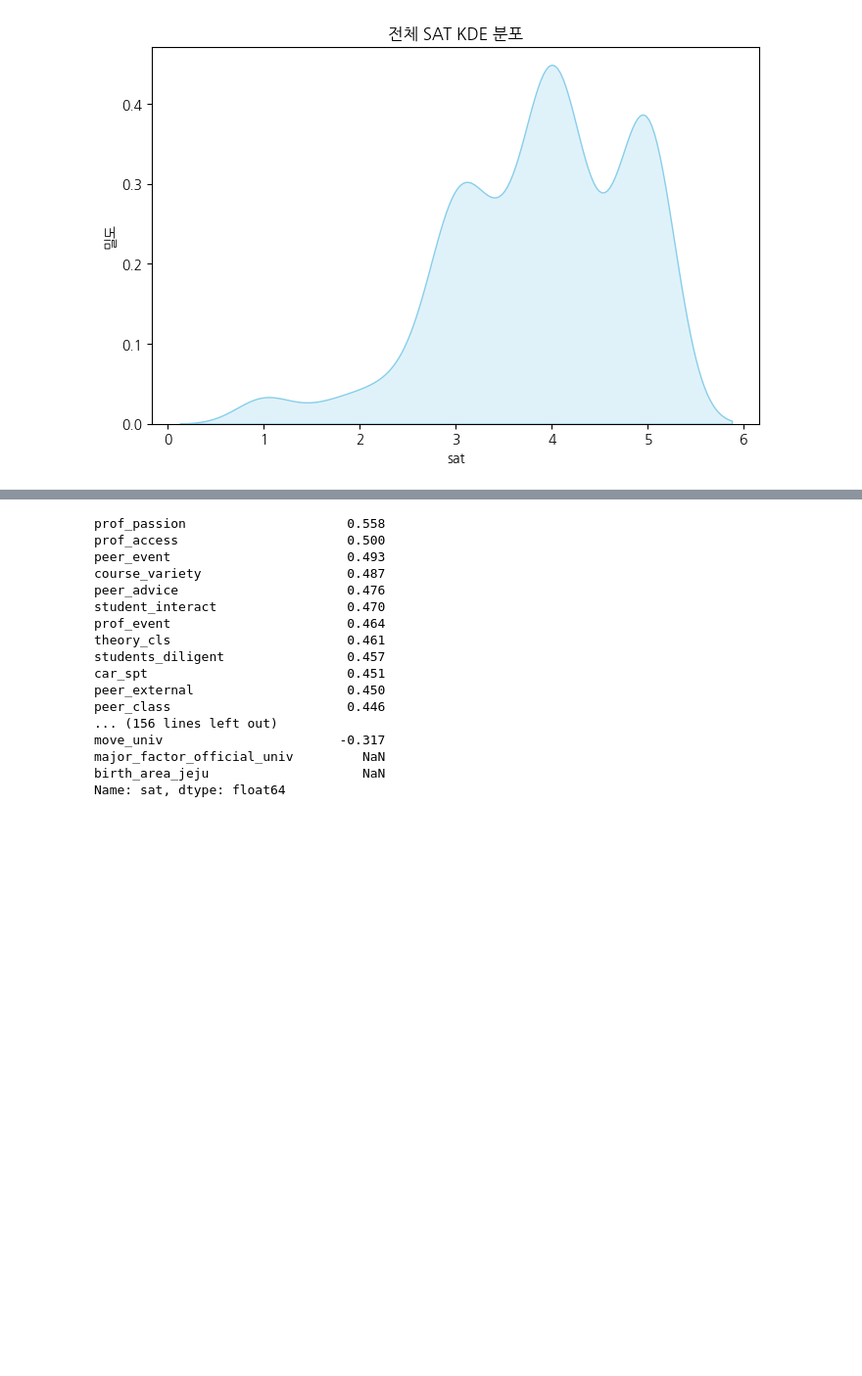
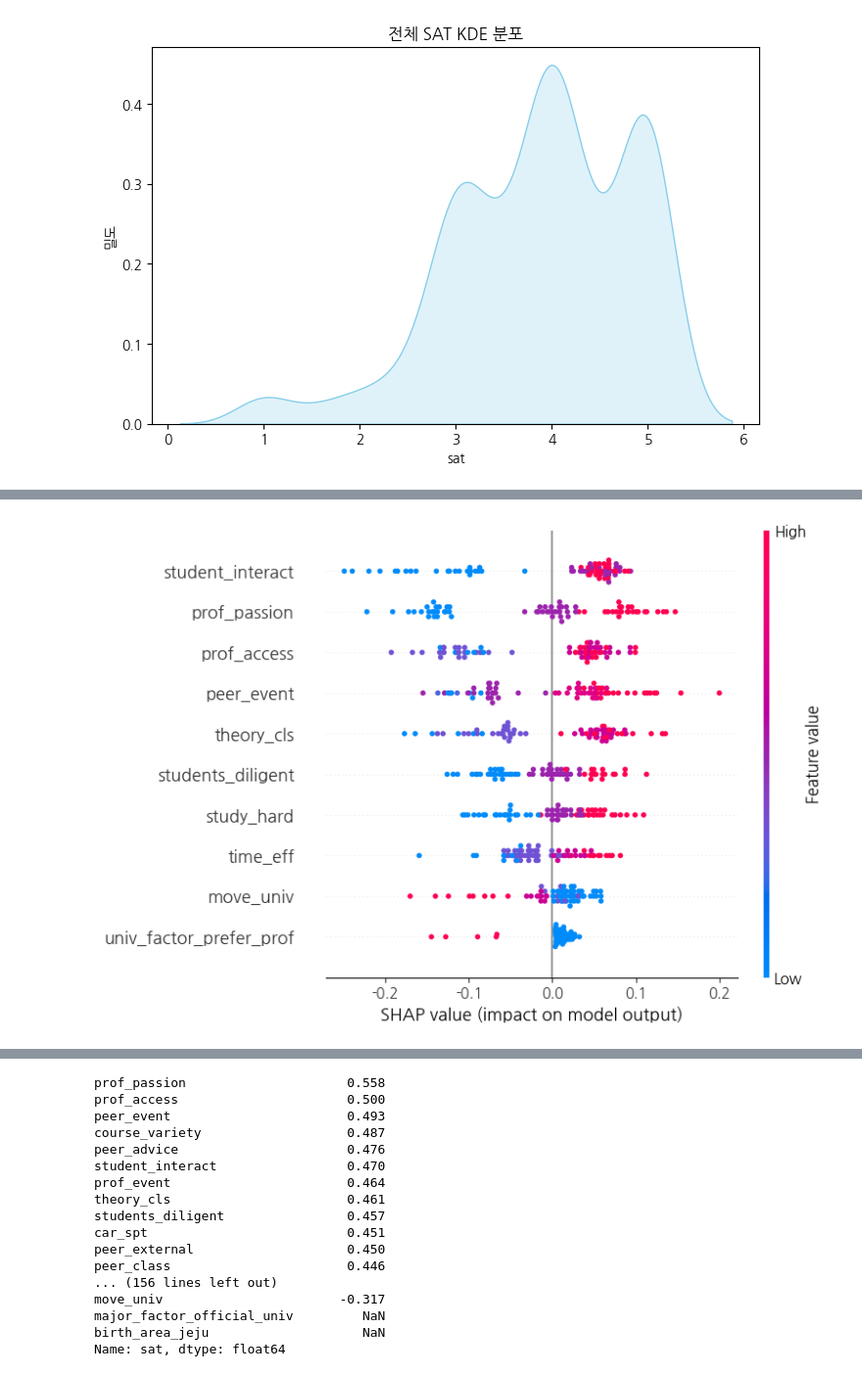
Before and after one commit to hyejinppp/college_life_satisfaction, a Jupyter notebook: sat.ipynb, the cells around one changed output, grey strips where cells are left out. Shown at 98% size. Cells and saved outputs as stored; diff of their text form; code cells hidden in the pictures; blank space fills up the shorter version.

```diff
--- a/sat.ipynb
+++ b/sat.ipynb
@@ -1052,0 +1234,30 @@ plt.show()
+# %%
+import shap
+import matplotlib.pyplot as plt
+
+# 모델 준비
+model = final_models["RF"]
+stable_vars = stable_vars_dict["RFECV_XGB"]
+
+model.fit(X_train[stable_vars], y_train)
+
+# SHAP Explainer 생성
+explainer = shap.TreeExplainer(model)
+shap_values = explainer.shap_values(X_test[stable_vars])
+
+# 클래스 1 SHAP 값 선택
+if shap_values.ndim == 3 and shap_values.shape[2] == 2:
+    shap_values = shap_values[:, :, 1]
+
+# SHAP dot plot
+X_test_df = pd.DataFrame(X_test[stable_vars], columns=stable_vars)
+
+shap.initjs()
+plt.figure(figsize=(10, 7))
+shap.summary_plot(
+    shap_values,
+    X_test_df,
+    plot_type="dot",
+    max_display=len(stable_vars)  # 모든 변수 표시
+)
+# %% [output]
@@ -1052,0 +1265 @@ plt.show()
+[figure, added]
```
Also changed, not shown: parts of 37 cells of this notebook.
